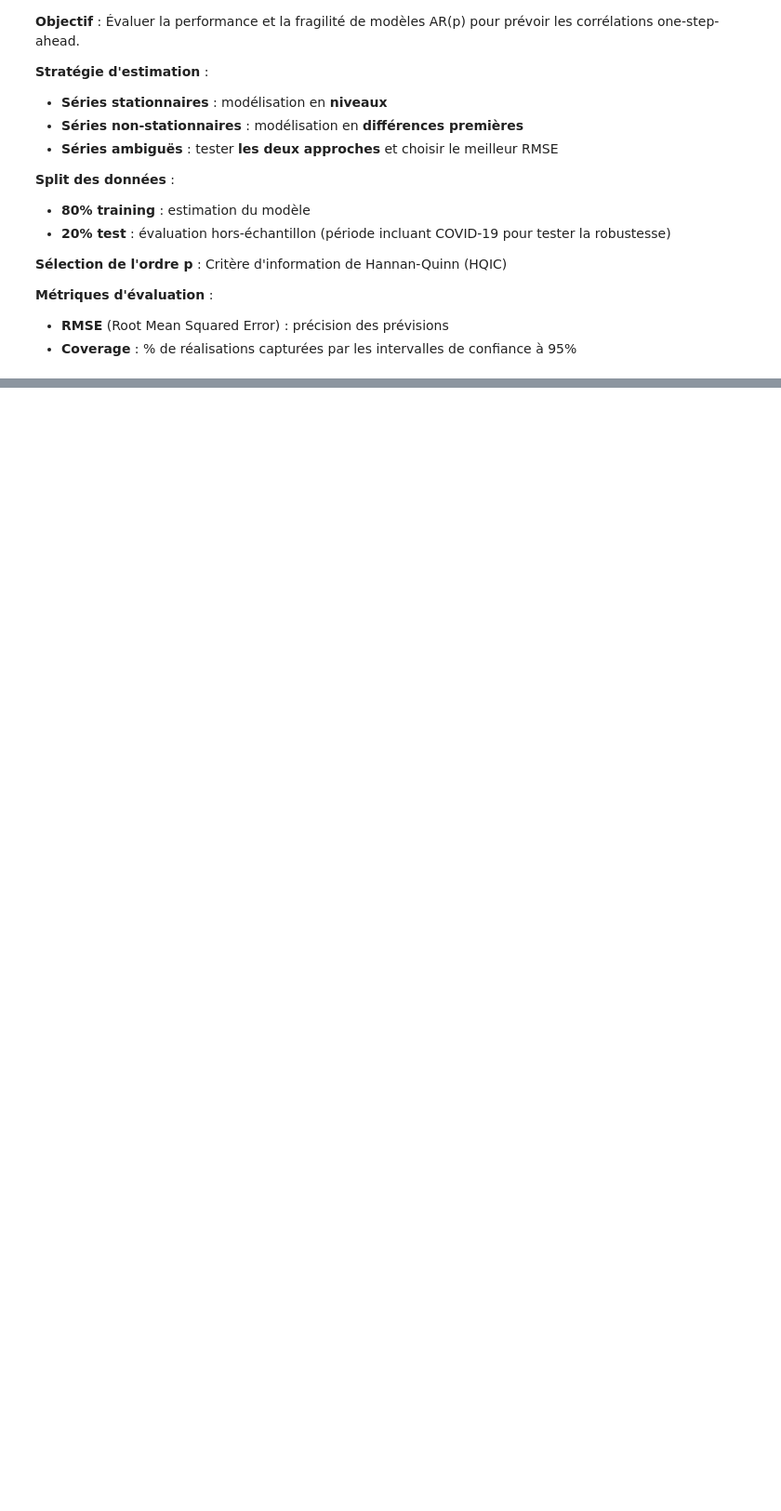
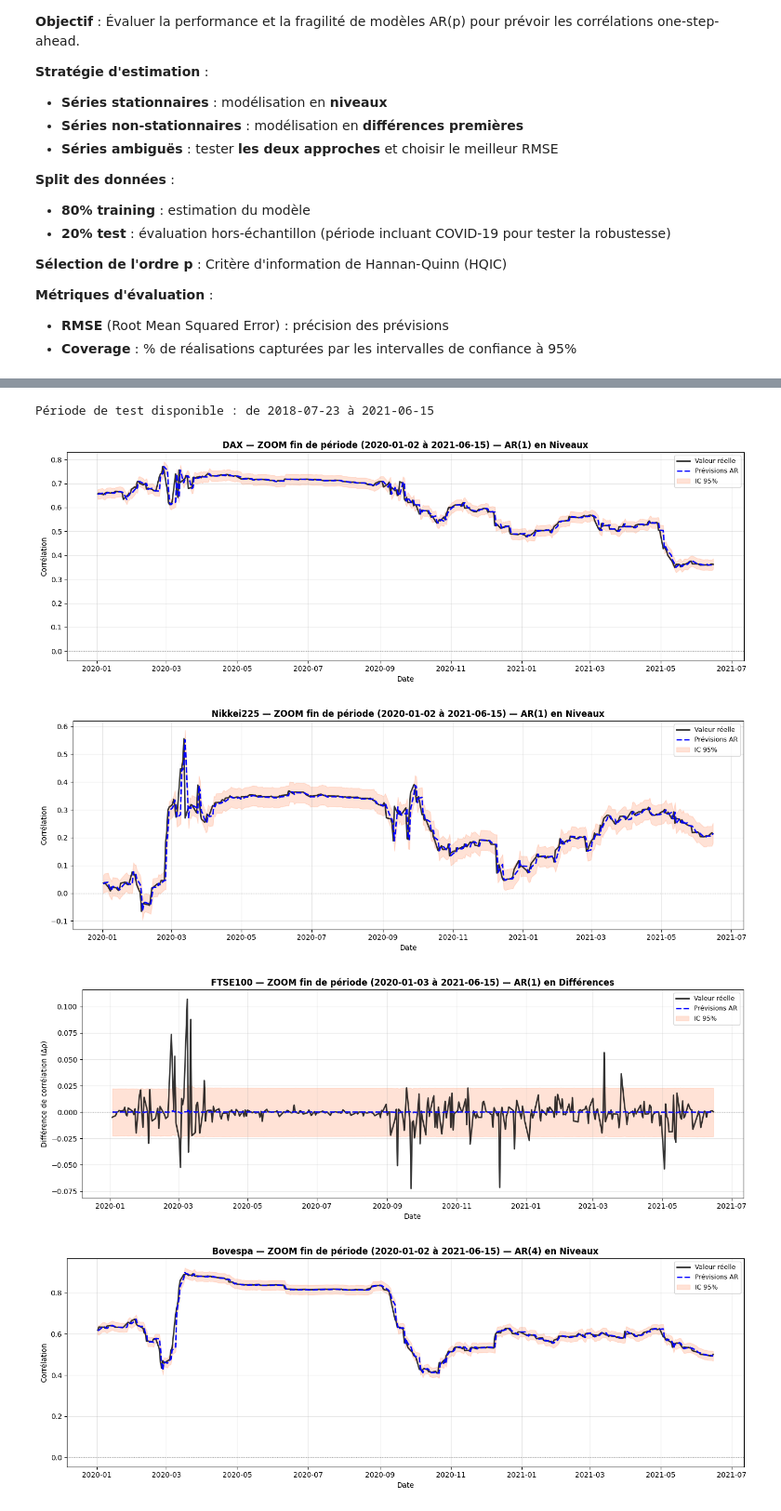
Before and after one commit to Lilas-Bertot/ETUDE-DE-CAS-1-V3, a Jupyter notebook: Étude de Cas.ipynb, the cells around one changed output, grey strips where cells are left out. Shown at 93% size. Drawn from its saved outputs; the diff is of its cells as text; code cells hidden in the pictures; blank space fills up the shorter version.

```diff
--- a/Étude de Cas.ipynb
+++ b/Étude de Cas.ipynb
@@ -878,0 +896,71 @@ print("✓ Graphiques générés")
+# %%
+# Graphiques zoomés sur la fin de la période de test (2020-2021)
+
+print(f"Période de test disponible : de {test_data.index[0].date()} à {test_data.index[-1].date()}\n")
+
+for serie_name, result in results_dict.items():
+    fig, ax = plt.subplots(1, 1, figsize=(14, 5))
+
+    # Récupérer les données
+    test_series = test_data[f'corr_SP500_{serie_name}'].dropna()
+    in_differences = result['in_differences']
+
+    if in_differences:
+        # Pour les modèles en différences : afficher les différences premières
+        actuals_diff = test_series.diff().dropna().values
+        forecasts = result['forecasts_diff']
+        lower_ci = result['lower_ci_diff']
+        upper_ci = result['upper_ci_diff']
+        test_dates = test_series.index[1:len(actuals_diff)+1]
+        ylabel = 'Différence de corrélation (Δρ)'
+    else:
+        # Pour les modèles en niveaux : afficher les niveaux
+        forecasts = result['forecasts']
+        lower_ci = result['lower_ci']
+        upper_ci = result['upper_ci']
+        actuals_diff = result['actuals']
+        test_dates = test_series.index[:len(actuals_diff)]
+        ylabel = 'Corrélation'
+
+    # Filtrer sur la deuxième moitié de la période de test pour plus de détails
+    mid_point = len(test_dates) // 2
+    zoom_dates = test_dates[mid_point:]
+    zoom_actuals = actuals_diff[mid_point:]
+    zoom_forecasts = forecasts[mid_point:]
+    zoom_lower_ci = lower_ci[mid_point:]
+    zoom_upper_ci = upper_ci[mid_point:]
+
+    # Tracer les valeurs réelles
+    ax.plot(zoom_dates, zoom_actuals, label='Valeur réelle',
+            color='black', linewidth=2, alpha=0.8)
+
+    # Tracer les prévisions
+    ax.plot(zoom_dates, zoom_forecasts, label='Prévisions AR',
+            color='blue', linewidth=2, linestyle='--')
+
+    # Intervalle de confiance à 95%
+    ax.fill_between(zoom_dates, zoom_lower_ci, zoom_upper_ci,
+                     color='lightsalmon', alpha=0.3, label='IC 95%')
+
+    # Annotations
+    rmse = result['rmse']
+    coverage = result['coverage']
+    p = result['p']
+    approach = "Différences" if in_differences else "Niveaux"
+
+    ax.set_title(f"{serie_name} — ZOOM fin de période ({zoom_dates[0].date()} à {zoom_dates[-1].date()}) — AR({p}) en {approach}",
+                 fontsize=12, fontweight='bold')
+    ax.set_xlabel('Date', fontsize=10)
+    ax.set_ylabel(ylabel, fontsize=10)
+    ax.legend(loc='best', fontsize=9)
+    ax.grid(True, alpha=0.3)
+    ax.axhline(y=0, color='gray', linestyle=':', linewidth=0.8)
+
+    plt.tight_layout()
+    plt.show()
+# %% [output]
+Période de test disponible : de 2018-07-23 à 2021-06-15
+[figure, added]
+[figure, added]
+[figure, added]
+[figure, added]
```
Also changed, not shown: parts of 10 cells of this notebook.
